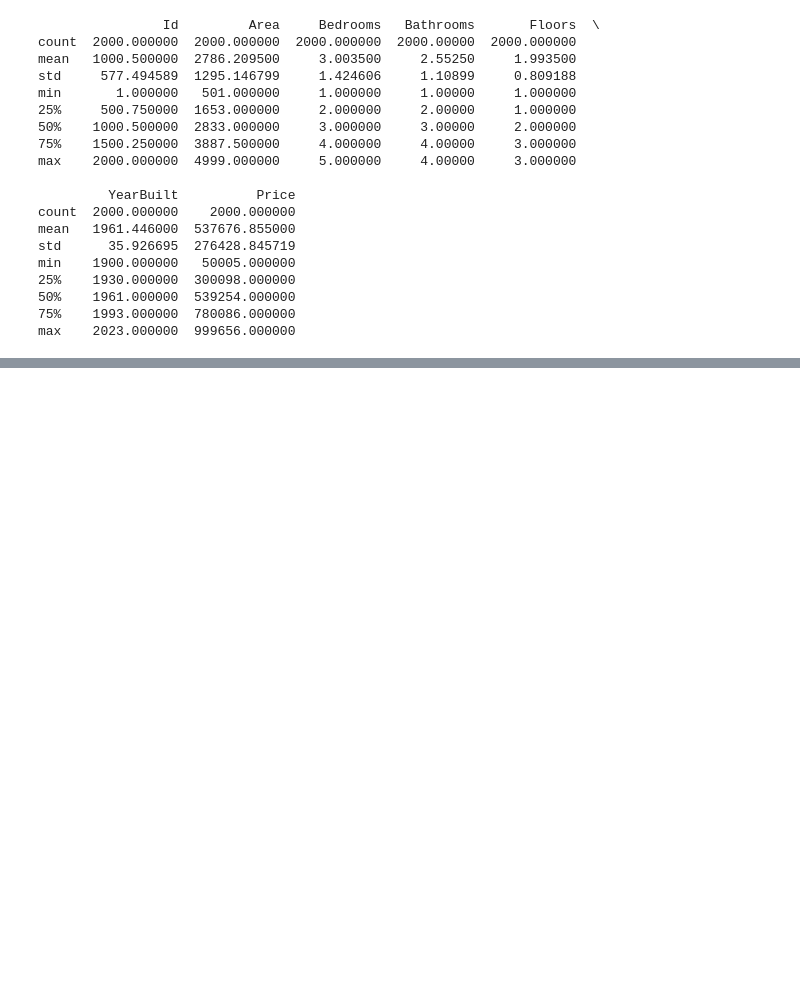
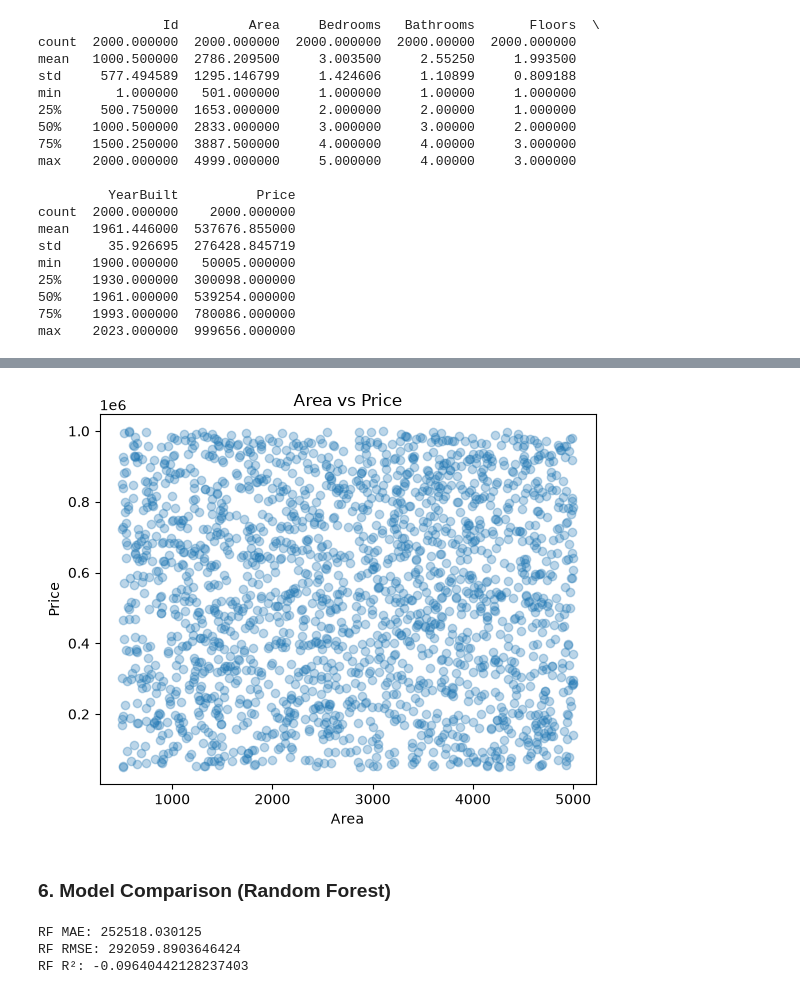
Before and after one commit to chinkki-r-ai/AI_TRAINING, a Jupyter notebook: Day_08/ML_MODEL.ipynb, the cells around one changed output, grey strips where cells are left out. Drawn from its saved outputs; the diff is of its cells as text; code cells hidden in the pictures; blank space fills up the shorter version.

```diff
--- a/Day_08/ML_MODEL.ipynb
+++ b/Day_08/ML_MODEL.ipynb
@@ -87,0 +61,2 @@ max    2023.000000  999656.000000
+# %%
+df = df.drop('Id', axis=1)
@@ -87,0 +144,26 @@ max    2023.000000  999656.000000
+# %%
+import matplotlib.pyplot as plt
+plt.scatter(df['Area'], df['Price'], alpha=0.3)
+plt.xlabel("Area")
+plt.ylabel("Price")
+plt.title("Area vs Price")
+plt.show()
+# %% [output]
+[figure, added]
+# %% [markdown]
+### 6. Model Comparison (Random Forest)
+# %%
+from sklearn.ensemble import RandomForestRegressor
+
+rf_model = RandomForestRegressor(n_estimators=100, random_state=42)
+rf_model.fit(X_train, y_train)
+
+y_pred_rf = rf_model.predict(X_test)
+
+print("RF MAE:", mean_absolute_error(y_test, y_pred_rf))
+print("RF RMSE:", np.sqrt(mean_squared_error(y_test, y_pred_rf)))
+print("RF R²:", r2_score(y_test, y_pred_rf))
+# %% [output]
+RF MAE: 252518.030125
+RF RMSE: 292059.8903646424
+RF R²: -0.09640442128237403
```
Also changed, not shown: parts of 19 cells of this notebook, 5 other files.
